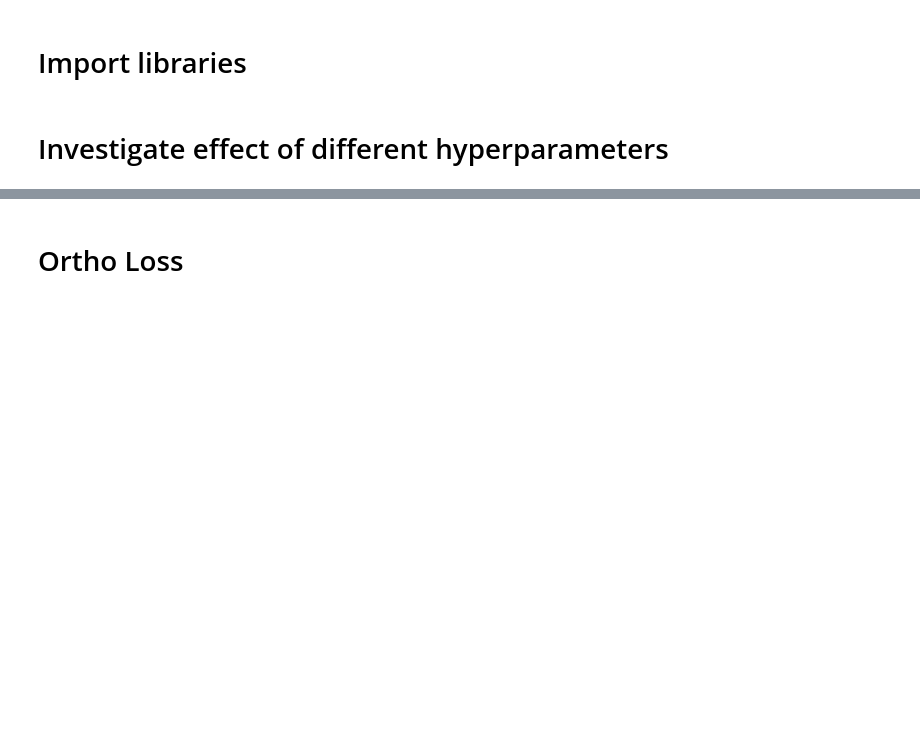
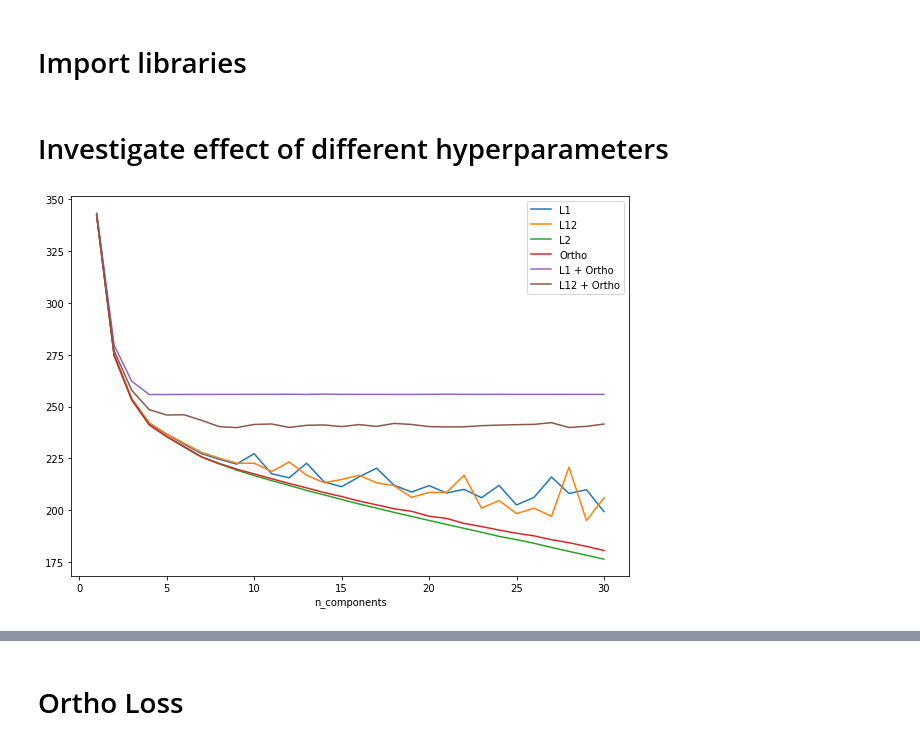
Before and after one commit to cobermai/lhc_anomaly_detection, a Jupyter notebook: notebooks/RB_FPA_FFT_NMF_sensitivity.ipynb, the cells around one changed output, grey strips where cells are left out. Saved outputs shown, nothing was run; the diff lists cells and outputs as text; code cells hidden in the pictures; blank space fills up the shorter version.

```diff
--- a/notebooks/RB_FPA_FFT_NMF_sensitivity.ipynb
+++ b/notebooks/RB_FPA_FFT_NMF_sensitivity.ipynb
@@ -11,3 +11,29 @@ import numpy as np
 import matplotlib.pyplot as plt
 # %% [markdown]
 # Investigate effect of different hyperparameters
+# %%
+results_df_l1 = pd.read_csv("../output/nmf_decomposition.py/results_reg_comparison_l1.csv")
+results_df_l1["reg_name"] = "L1"
+
+results_df_l12 = pd.read_csv("../output/nmf_decomposition.py/results_reg_comparison_l1l2.csv")
+results_df_l12["reg_name"] = "L12"
+
+results_df_l2 = pd.read_csv("../output/nmf_decomposition.py/results_reg_comparison_l2.csv")
+results_df_l2["reg_name"] = "L2"
+
+results_df_o = pd.read_csv("../output/nmf_decomposition.py/results_reg_comparison_ortho.csv")
+results_df_o["reg_name"] = "Ortho"
+
+results_df_l12o = pd.read_csv("../output/nmf_decomposition.py/results_reg_comparison_ortho+l1l2.csv")
+results_df_l12o["reg_name"] = "L12 + Ortho"
+
+results_df_l1o = pd.read_csv("../output/nmf_decomposition.py/results_reg_comparison_ortho+l1.csv")
+results_df_l1o["reg_name"] = "L1 + Ortho"
+# %%
+df = pd.concat([results_df_l1, results_df_l12, results_df_l2, results_df_o, results_df_l1o, results_df_l12o])
+
+fig, ax = plt.subplots(figsize=(10,7))
+for reg in df["reg_name"].unique():
+    df[df["reg_name"] == reg].plot(ax=ax, x="n_components", y="violation", label=reg)
+# %% [output]
+[figure, added]
```
Also changed, not shown: parts of 3 cells of this notebook, 14 other files.
